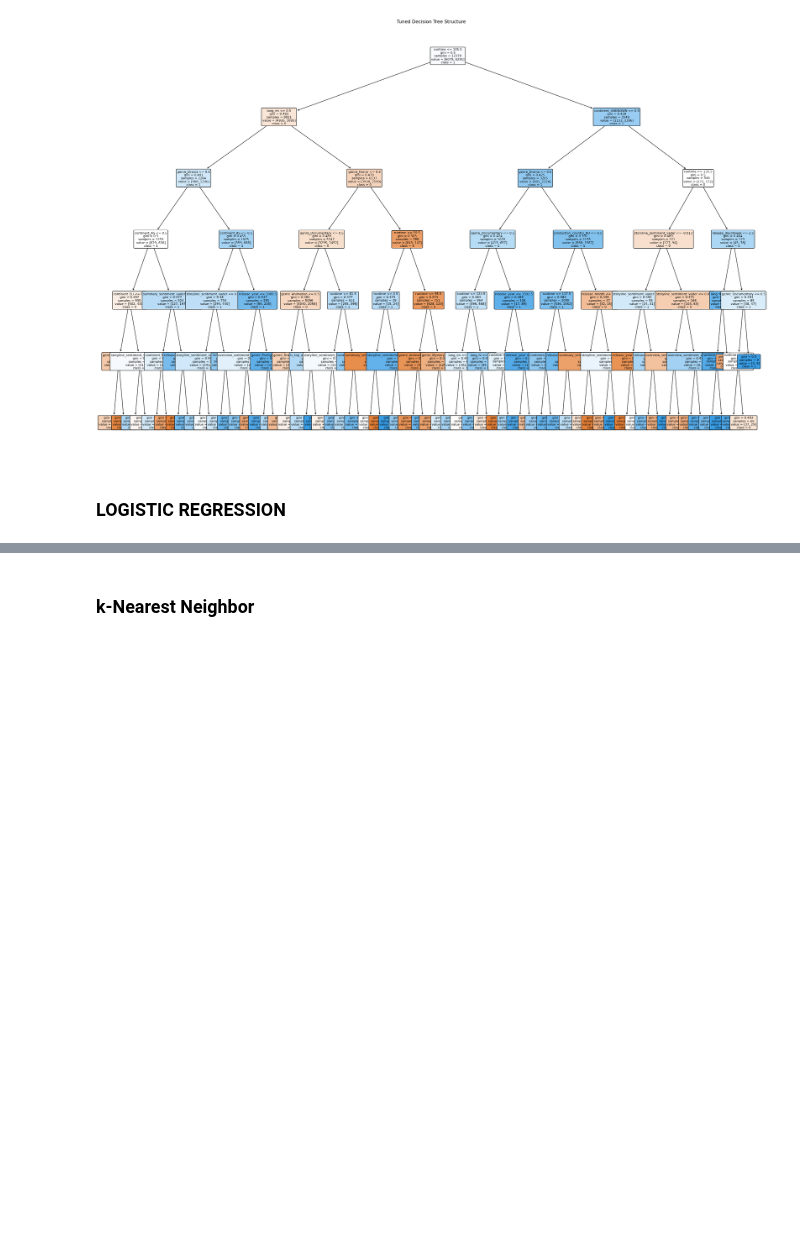
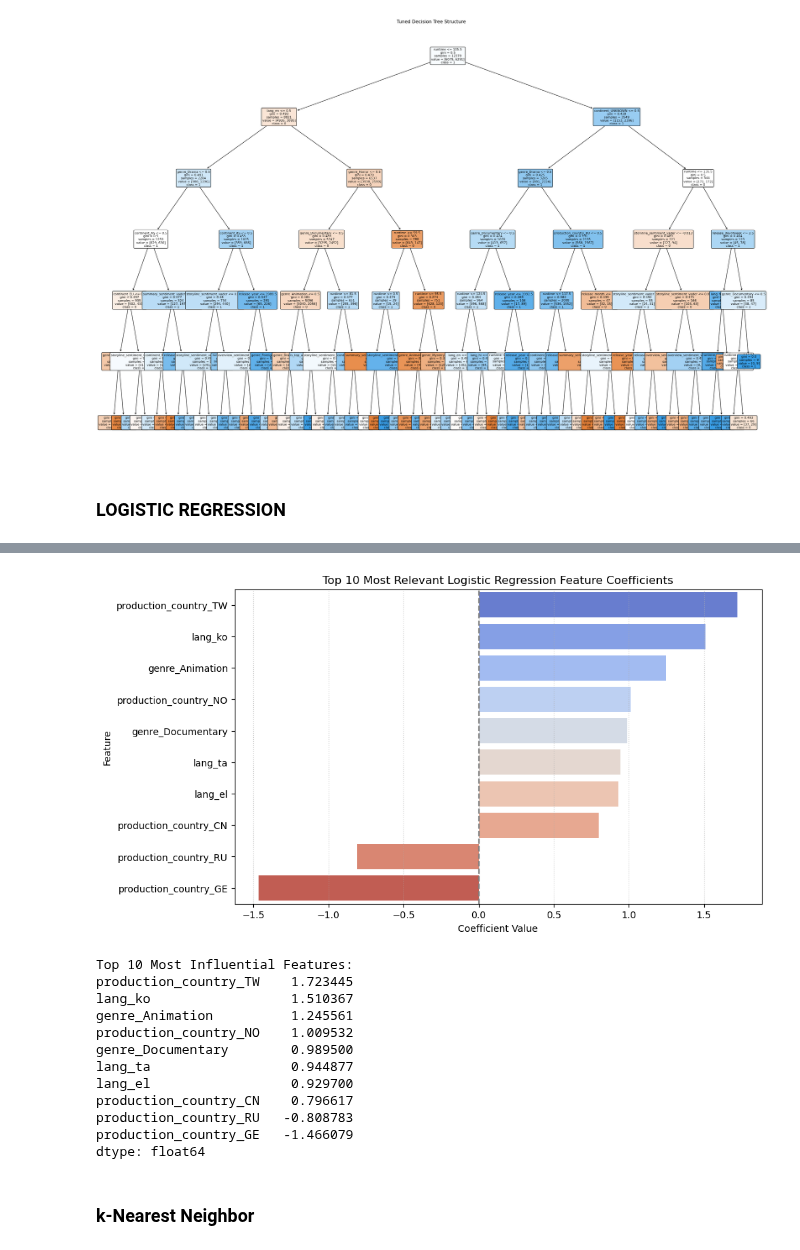
Before and after one commit to EliasMondelaers/datamanagementProject, a Jupyter notebook: Modeling.ipynb, the cells around one changed output, grey strips where cells are left out. Cells and saved outputs as stored; diff of their text form; code cells hidden in the pictures; blank space fills up the shorter version.

```diff
--- a/Modeling.ipynb
+++ b/Modeling.ipynb
@@ -214,2 +331,44 @@ plt.show()
+# %%
+coefficients = best_lr_model.coef_[0] # Use [0] for binary classification
+feature_names = X_train.columns
+
+# Create a Series for easy sorting and plotting
+coef_df = pd.Series(coefficients, index=feature_names).sort_values(ascending=False)
+importance = np.abs(coef_df)
+top_10_features_names = importance.nlargest(10).index
+
+# Filter the original coefficient series to include only the top 10
+top_coef_df = coef_df.loc[top_10_features_names].sort_values(ascending=False)
+
+
+# --- 3. Plot the Filtered Results ---
+plt.figure(figsize=(10, 6))
+# Use a diverging color palette (coolwarm) to show positive (blue) and negative (red) direction
+sns.barplot(x=top_coef_df.values, y=top_coef_df.index, palette='coolwarm')
+
+plt.title('Top 10 Most Relevant Logistic Regression Feature Coefficients')
+plt.xlabel('Coefficient Value')
+plt.ylabel('Feature')
+plt.axvline(x=0, color='grey', linestyle='--') # Line at zero is essential for interpretation
+plt.grid(axis='x', linestyle=':', alpha=0.6)
+plt.show()
+
+# Optional: Print the top 10 list for easy inspection
+print("\nTop 10 Most Influential Features:")
+print(top_coef_df)
+# %% [output]
+[figure, added]
+Top 10 Most Influential Features:
+production_country_TW    1.723445
+lang_ko                  1.510367
+genre_Animation          1.245561
+production_country_NO    1.009532
+genre_Documentary        0.989500
+lang_ta                  0.944877
+lang_el                  0.929700
+production_country_CN    0.796617
+production_country_RU   -0.808783
+production_country_GE   -1.466079
+dtype: float64
 # %% [markdown]
 ### k-Nearest Neighbor
```
Also changed, not shown: parts of 8 cells of this notebook, 2 other files.
